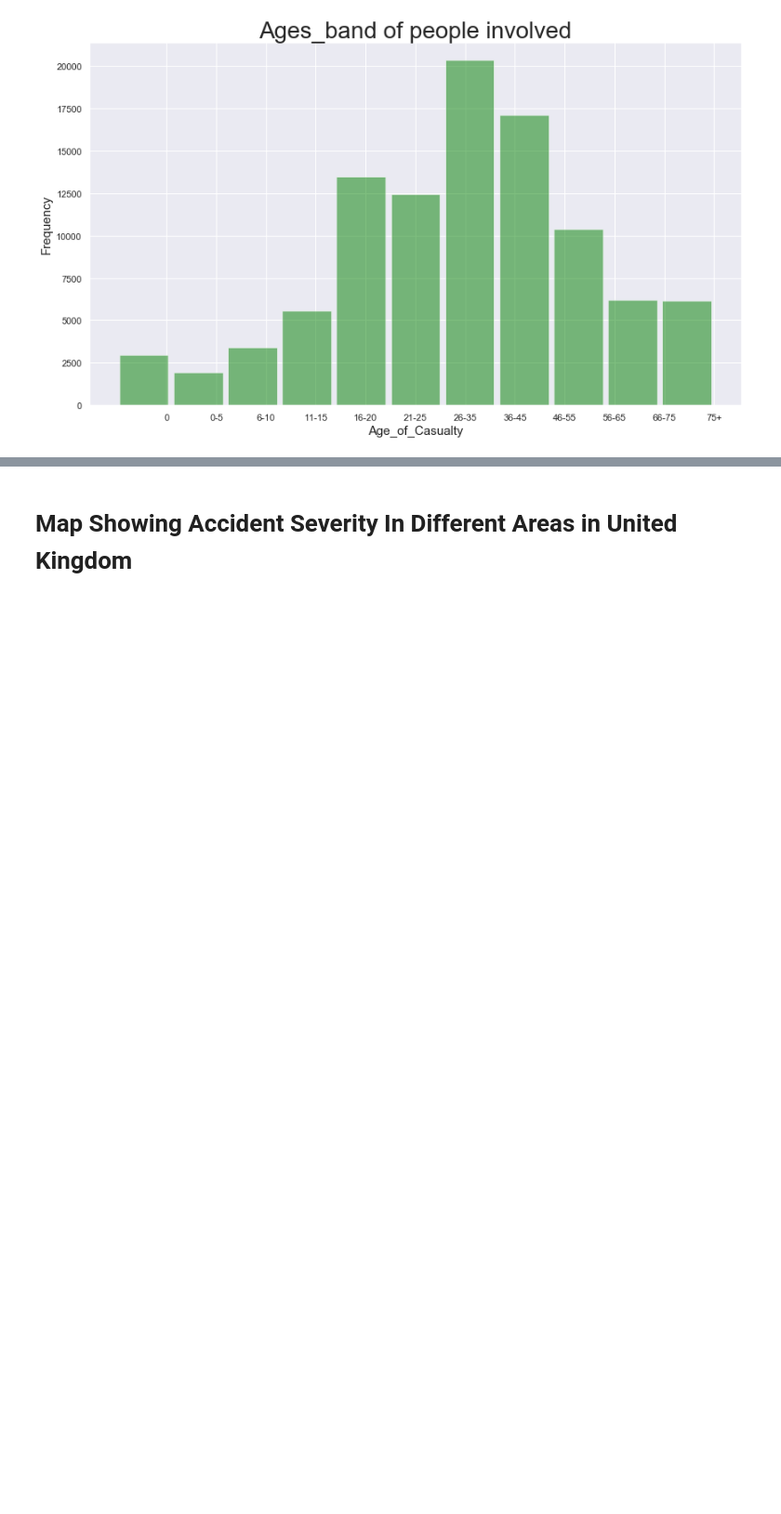
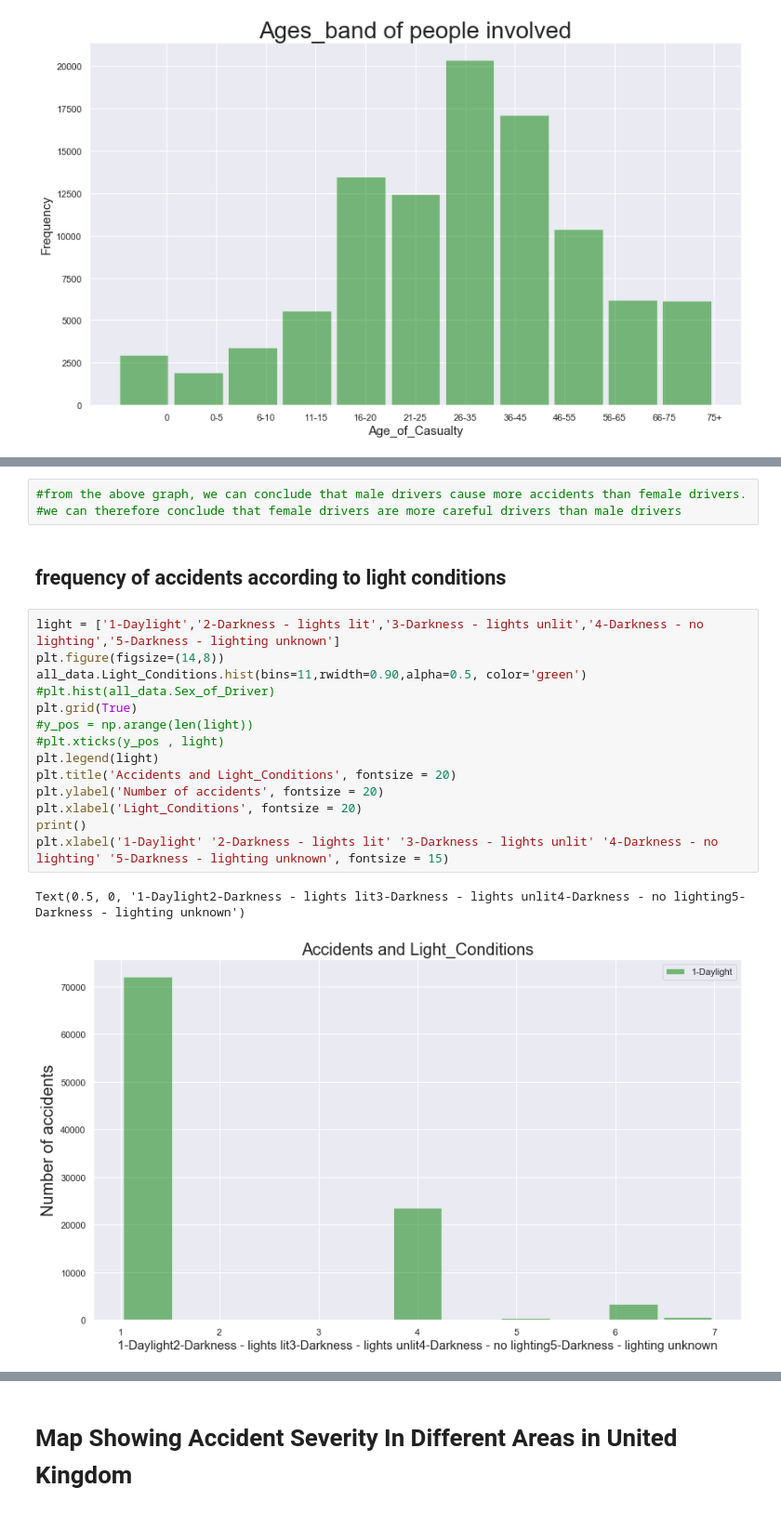
Before and after one commit to BrunoJay/Python-recess-project, a Jupyter notebook: uploadingClean.ipynb, the cells around one changed output, grey strips where cells are left out. Shown at 93% size. Cells and saved outputs as stored; diff of their text form; blank space fills up the shorter version.

```diff
--- a/uploadingClean.ipynb
+++ b/uploadingClean.ipynb
@@ -315,0 +334,22 @@ Text(0.5, 0, 'Age_of_Casualty')
+# %%
+#from the above graph, we can conclude that male drivers cause more accidents than female drivers.
+#we can therefore conclude that female drivers are more careful drivers than male drivers
+# %% [markdown]
+## frequency of accidents according to light conditions
+# %%
+light = ['1-Daylight','2-Darkness - lights lit','3-Darkness - lights unlit','4-Darkness - no lighting','5-Darkness - lighting unknown']
+plt.figure(figsize=(14,8))
+all_data.Light_Conditions.hist(bins=11,rwidth=0.90,alpha=0.5, color='green')
+#plt.hist(all_data.Sex_of_Driver)
+plt.grid(True)
+#y_pos = np.arange(len(light))
+#plt.xticks(y_pos , light)
+plt.legend(light)
+plt.title('Accidents and Light_Conditions', fontsize = 20)
+plt.ylabel('Number of accidents', fontsize = 20)
+plt.xlabel('Light_Conditions', fontsize = 20)
+print()
+plt.xlabel('1-Daylight' '2-Darkness - lights lit' '3-Darkness - lights unlit' '4-Darkness - no lighting' '5-Darkness - lighting unknown', fontsize = 15)
+# %% [output]
+Text(0.5, 0, '1-Daylight2-Darkness - lights lit3-Darkness - lights unlit4-Darkness - no lighting5-Darkness - lighting unknown')
+[figure, added]
```
Also changed, not shown: parts of 36 cells of this notebook.
